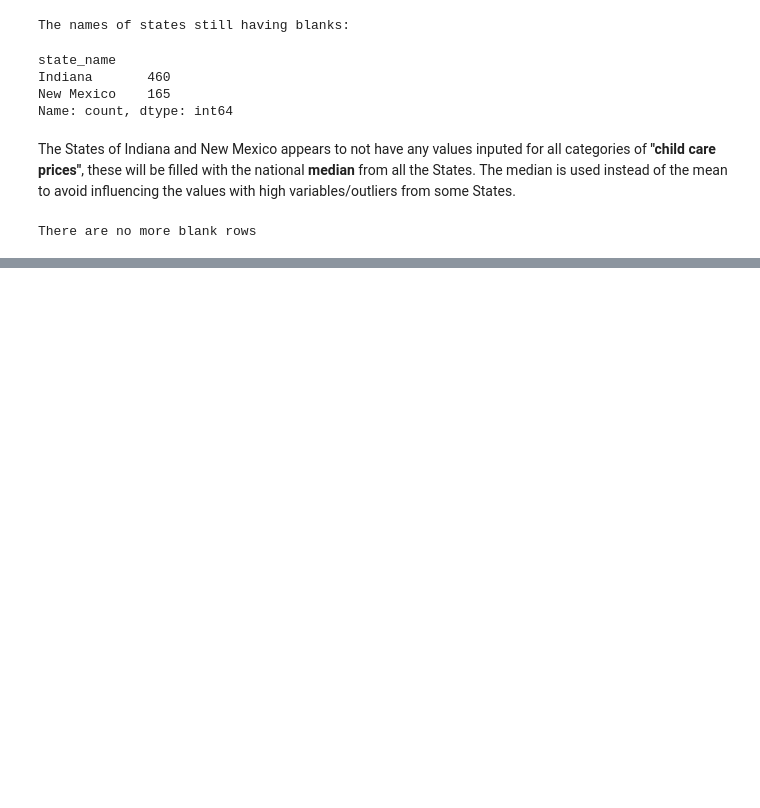
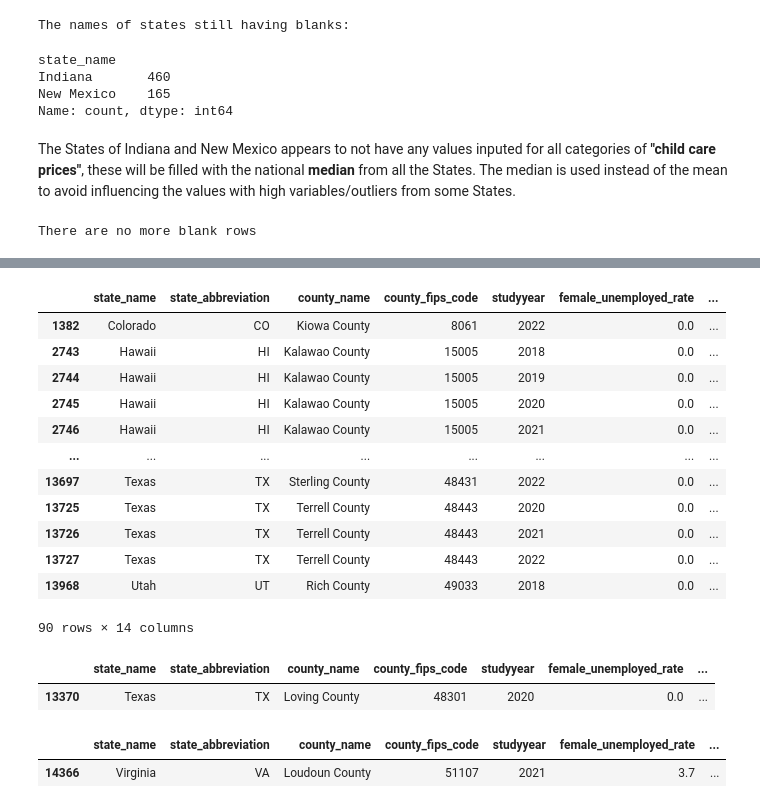
Before and after one commit to kaymighty86/us-poverty-rate-analysis, a Jupyter notebook: us_poverty_rate_analysis_notebook.ipynb, the cells around one changed output, grey strips where cells are left out. Cells and saved outputs as stored; diff of their text form; code cells hidden in the pictures; blank space fills up the shorter version.

```diff
--- a/us_poverty_rate_analysis_notebook.ipynb
+++ b/us_poverty_rate_analysis_notebook.ipynb
@@ -275,0 +401,29 @@ filtered_df.describe().T
+# %%
+#Checking the counties with the lowest unemployment rate
+filtered_df[(filtered_df["female_unemployed_rate"] + filtered_df["male_unemployed_rate"]) == 0]
+# %% [output]
+|  | state_name | state_abbreviation | county_name | county_fips_code | studyyear | female_unemployed_rate | ... |
+| 1382 | Colorado | CO | Kiowa County | 8061 | 2022 | 0.0 | ... |
+| 2743 | Hawaii | HI | Kalawao County | 15005 | 2018 | 0.0 | ... |
+| 2744 | Hawaii | HI | Kalawao County | 15005 | 2019 | 0.0 | ... |
+| 2745 | Hawaii | HI | Kalawao County | 15005 | 2020 | 0.0 | ... |
+| 2746 | Hawaii | HI | Kalawao County | 15005 | 2021 | 0.0 | ... |
+| ... | ... | ... | ... | ... | ... | ... | ... |
+| 13697 | Texas | TX | Sterling County | 48431 | 2022 | 0.0 | ... |
+| 13725 | Texas | TX | Terrell County | 48443 | 2020 | 0.0 | ... |
+| 13726 | Texas | TX | Terrell County | 48443 | 2021 | 0.0 | ... |
+| 13727 | Texas | TX | Terrell County | 48443 | 2022 | 0.0 | ... |
+| 13968 | Utah | UT | Rich County | 49033 | 2018 | 0.0 | ... |
+90 rows × 14 columns
+# %%
+#Checking the county with the lowest poverty rate
+filtered_df[filtered_df["poverty_rate"] == filtered_df["poverty_rate"].min()]
+# %% [output]
+|  | state_name | state_abbreviation | county_name | county_fips_code | studyyear | female_unemployed_rate | ... |
+| 13370 | Texas | TX | Loving County | 48301 | 2020 | 0.0 | ... |
+# %%
+#Checking the county with the hightst 2022 medium houseold income
+filtered_df[filtered_df["2022_med_household_inc"] == filtered_df["2022_med_household_inc"].max()]
+# %% [output]
+|  | state_name | state_abbreviation | county_name | county_fips_code | studyyear | female_unemployed_rate | ... |
+| 14366 | Virginia | VA | Loudoun County | 51107 | 2021 | 3.7 | ... |
```
Also changed, not shown: parts of 39 cells of this notebook, 1 other file.
